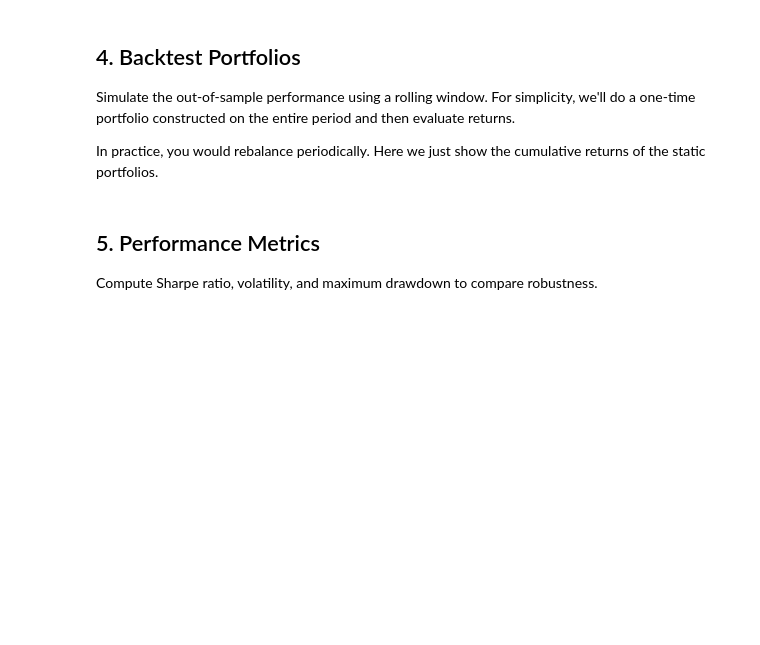
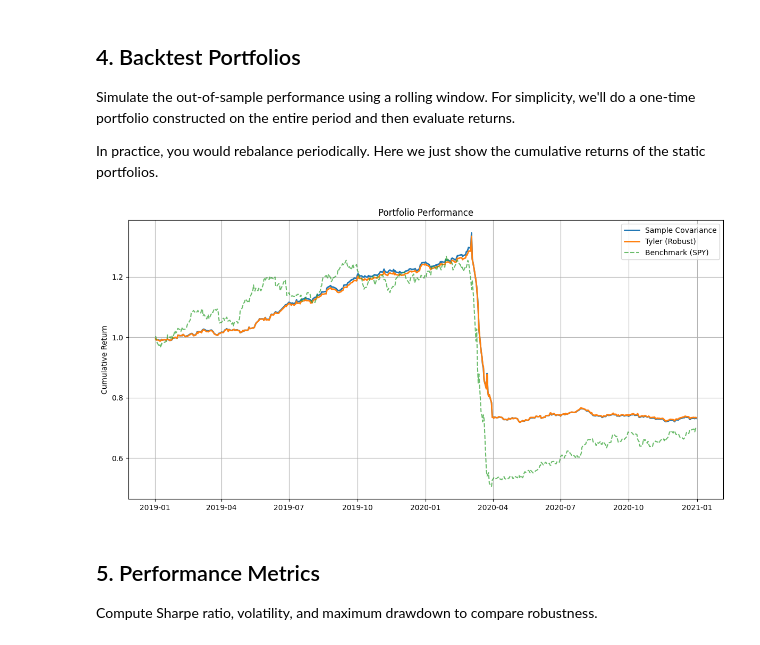
Before and after one commit to SauravLChaudhari/tyler-covariance-estimation, a Jupyter notebook: notebooks/01_tyler_demo.ipynb, the cells around one changed output. Drawn from its saved outputs; the diff is of its cells as text; code cells hidden in the pictures; blank space fills up the shorter version.

Commit message:
Add synthetic data and fix Tyler Estimator configs

```diff
--- a/notebooks/01_tyler_demo.ipynb
+++ b/notebooks/01_tyler_demo.ipynb
@@ -25,0 +21,12 @@ returns.head()
+# %%
+from data_loader import load_from_csv
+
+# Load synthetic data that contains our engineered 'crash'
+prices = load_from_csv('../data/synthetic_market_data.csv')
+
+# Separate the benchmark (SPY) from our portfolio assets
+symbols = ['AAPL', 'MSFT', 'GOOGL', 'AMZN', 'JPM', 'JNJ', 'XOM', 'WMT']
+portfolio_prices = prices[symbols]
+
+returns = compute_returns(portfolio_prices)
+returns.head()
@@ -56,13 +76,16 @@ In practice, you would rebalance periodically. Here we just show the cumulative
 # %%
 # Portfolio returns (daily)
 port_sample = returns @ weights_sample
 port_tyler = returns @ weights_tyler
 
-# Benchmark: SPY
-spy = fetch_asset_data(['SPY'], start_date='2019-01-01', end_date='2020-12-31')
-spy_ret = compute_returns(spy)
+# Benchmark: SPY (Extracted directly from our synthetic data)
+spy_prices = prices[['SPY']]
+spy_ret = compute_returns(spy_prices)
 
-viz.plot_cumulative_returns(port_sample, port_tyler, benchmark=spy_ret)
+# Plotting the results (pass the 'SPY' column as a Series to the viz function)
+viz.plot_cumulative_returns(port_sample, port_tyler, benchmark=spy_ret['SPY'])
+# %% [output]
+[figure, added]
 # %% [markdown]
 ## 5. Performance Metrics
 
```
Also changed, not shown: parts of 5 cells of this notebook, 1 other file.
